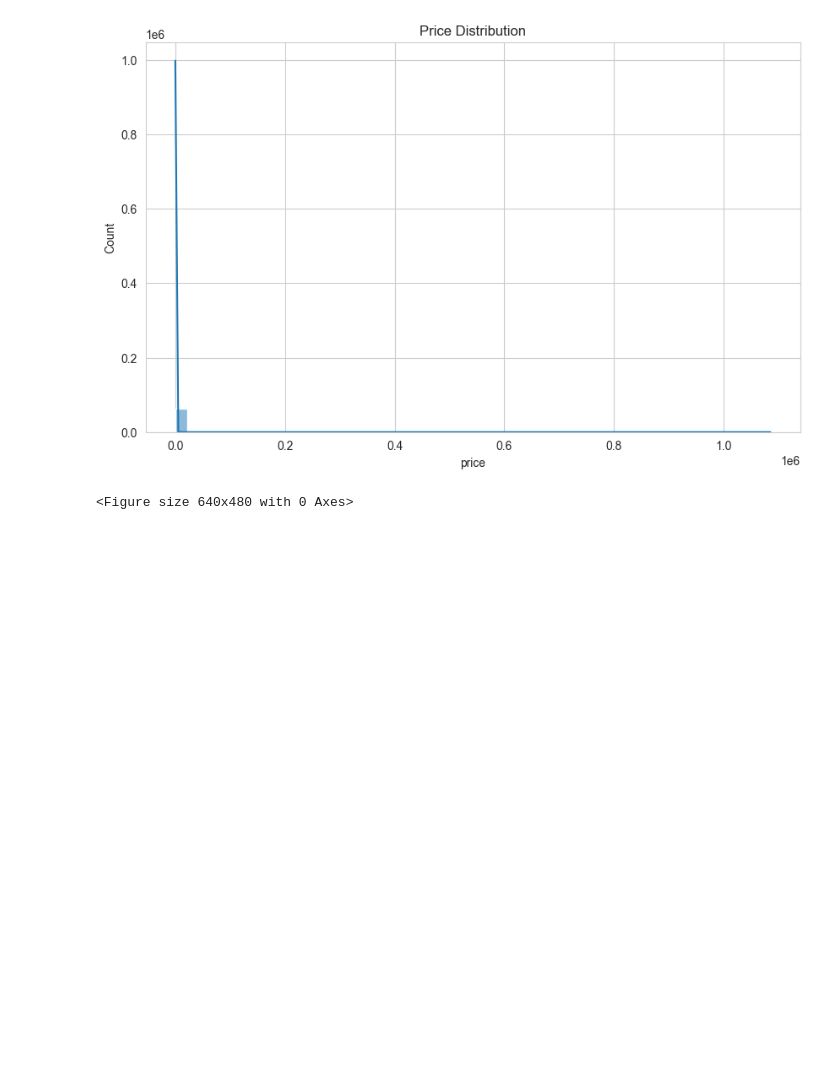
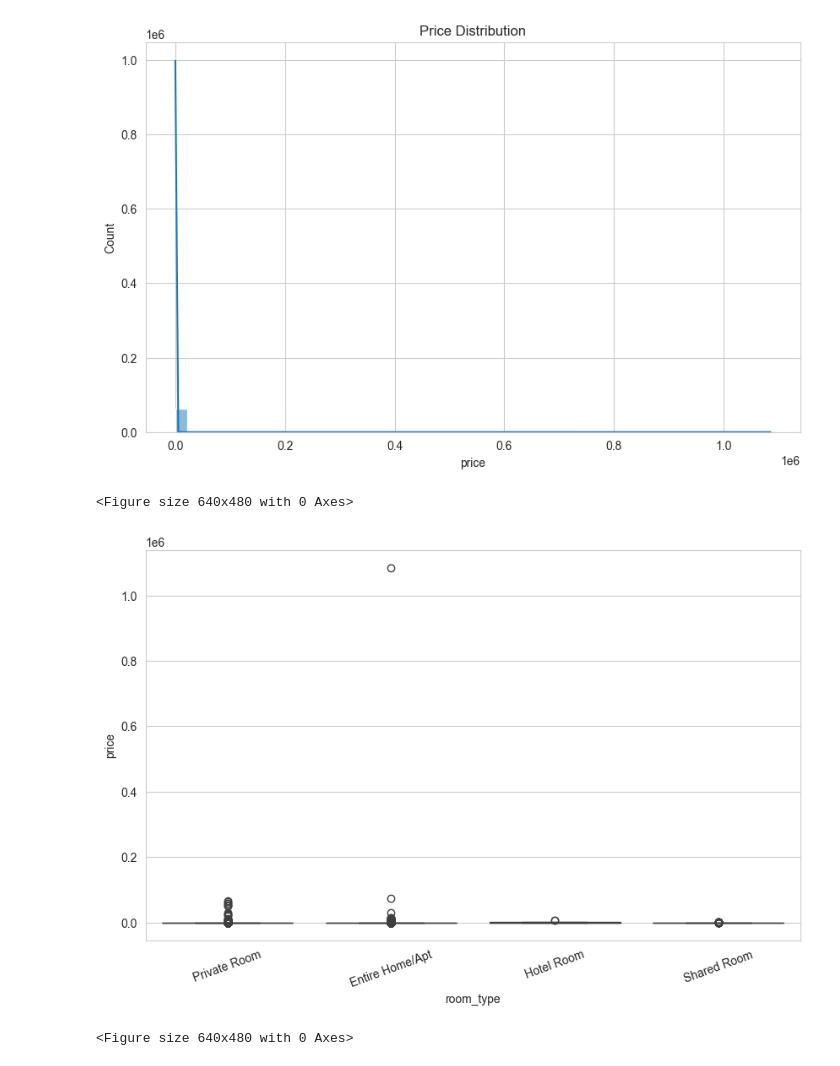
Before and after one commit to FathimaNafra/airbnb-data-engineering-project, a Jupyter notebook: notebooks/eda.ipynb, the cells around one changed output. Cells and saved outputs as stored; diff of their text form; code cells hidden in the pictures; blank space fills up the shorter version.

Commit message:
Analyze pricing by room type

```diff
--- a/notebooks/eda.ipynb
+++ b/notebooks/eda.ipynb
@@ -60,3 +60,25 @@ plt.savefig(
 )
 # %% [output]
 <Figure size 640x480 with 0 Axes>
+# %%
+#Price by Room Type
+plt.figure(figsize=(10,6))
+
+sns.boxplot(
+    data=master,
+    x="room_type",
+    y="price"
+)
+
+plt.xticks(rotation=20)
+
+plt.show()
+# %% [output]
+[figure, added]
+# %%
+plt.savefig(
+    "../reports/Price by Room Type.png",
+    bbox_inches="tight"
+)
+# %% [output]
+<Figure size 640x480 with 0 Axes>
```
Also changed, not shown: 1 other file.
